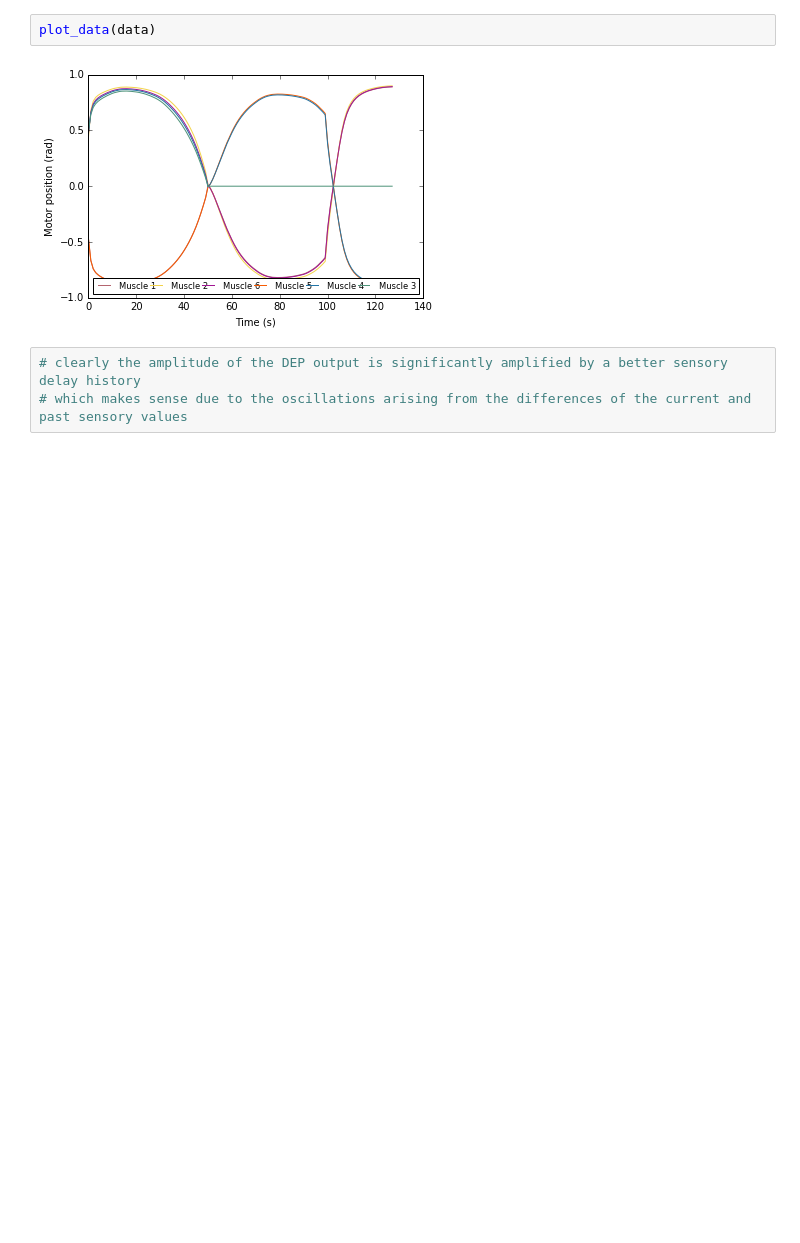
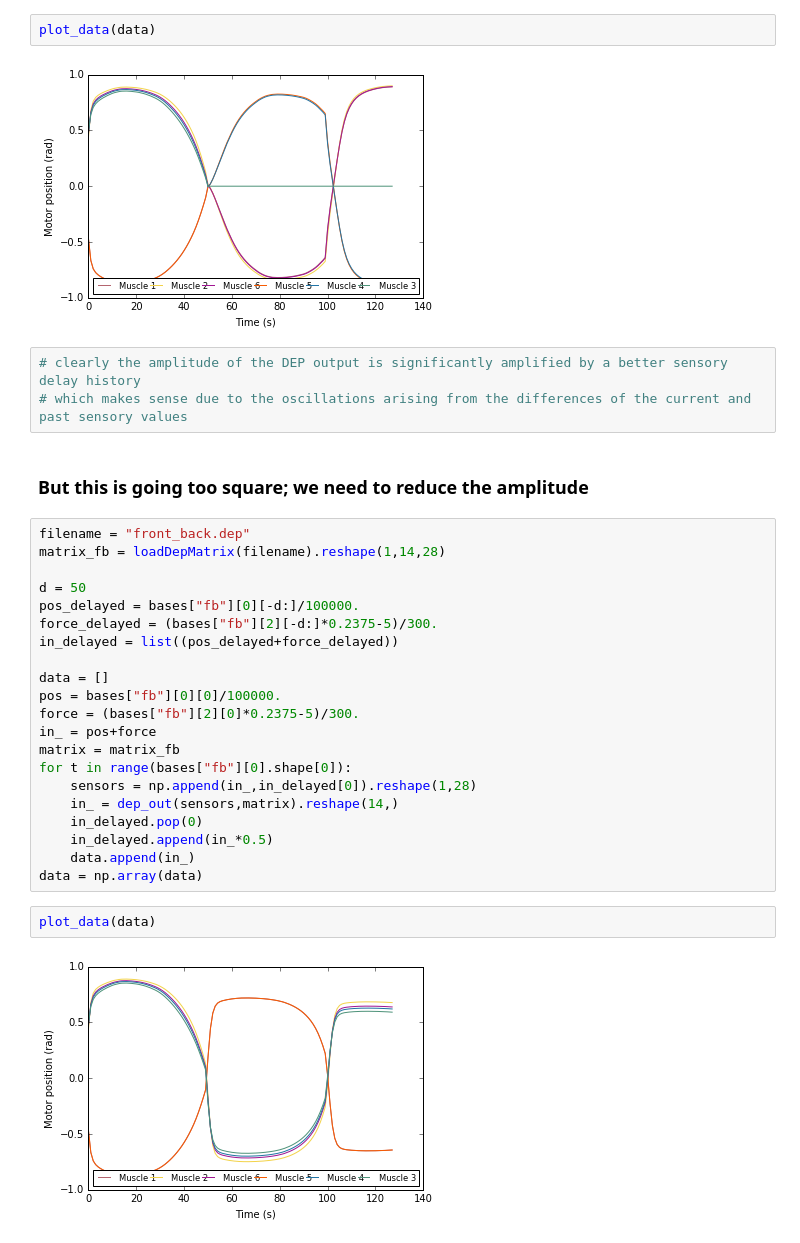
Before and after one commit to morpana/dep_memory, a Jupyter notebook: exploring_dep.ipynb, the cells around one changed output. Drawn from its saved outputs; the diff is of its cells as text; blank space fills up the shorter version.

```diff
--- a/exploring_dep.ipynb
+++ b/exploring_dep.ipynb
@@ -304,3 +304,30 @@ plot_data(data)
 # %%
 # clearly the amplitude of the DEP output is significantly amplified by a better sensory delay history
 # which makes sense due to the oscillations arising from the differences of the current and past sensory values
+# %% [markdown]
+### But this is going too square; we need to reduce the amplitude
+# %%
+filename = "front_back.dep"
+matrix_fb = loadDepMatrix(filename).reshape(1,14,28)
+
+d = 50
+pos_delayed = bases["fb"][0][-d:]/100000.
+force_delayed = (bases["fb"][2][-d:]*0.2375-5)/300.
+in_delayed = list((pos_delayed+force_delayed))
+
+data = []
+pos = bases["fb"][0][0]/100000.
+force = (bases["fb"][2][0]*0.2375-5)/300.
+in_ = pos+force
+matrix = matrix_fb
+for t in range(bases["fb"][0].shape[0]):
+    sensors = np.append(in_,in_delayed[0]).reshape(1,28)
+    in_ = dep_out(sensors,matrix).reshape(14,)
+    in_delayed.pop(0)
+    in_delayed.append(in_*0.5)
+    data.append(in_)
+data = np.array(data)
+# %%
+plot_data(data)
+# %% [output]
+[figure, added]
```
Also changed, not shown: parts of 2 cells of this notebook.
